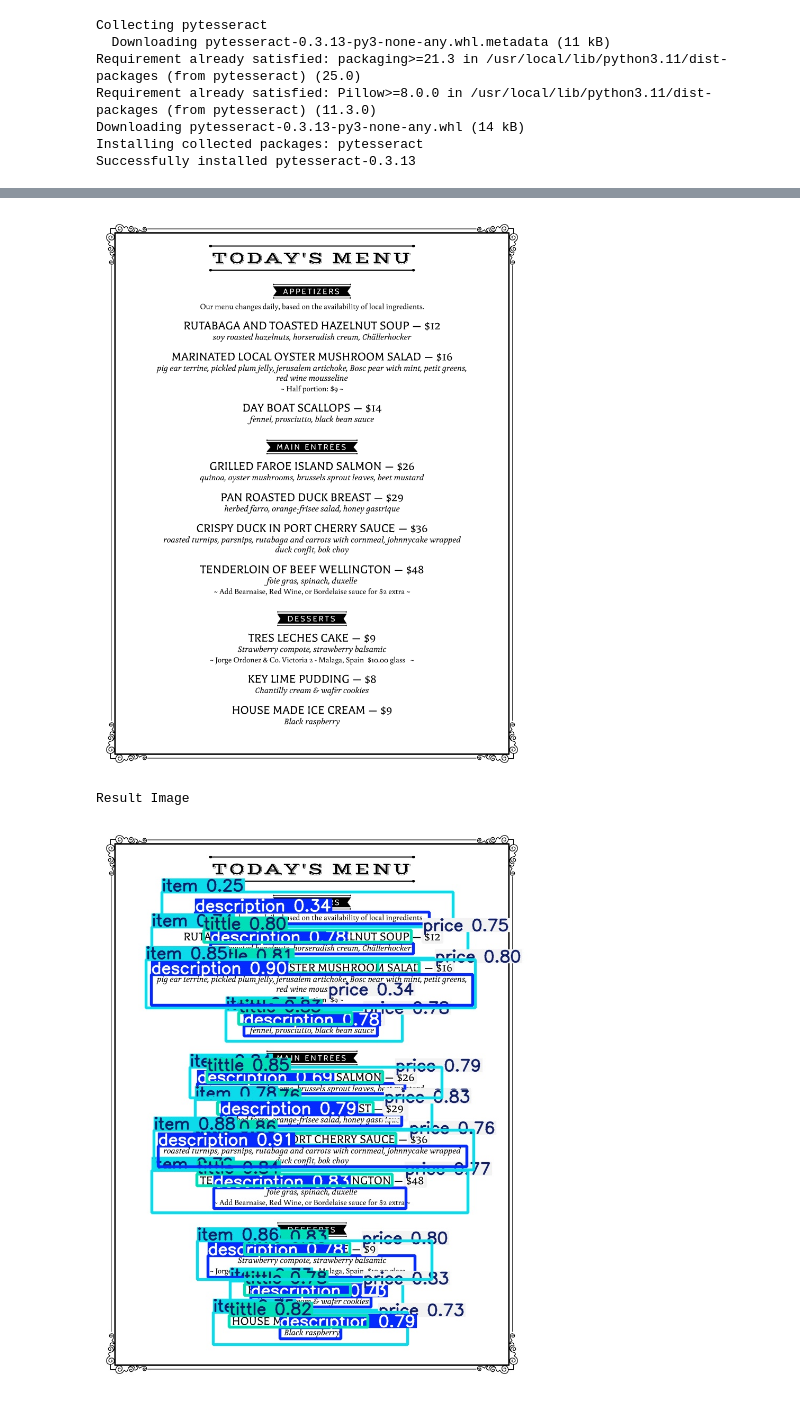
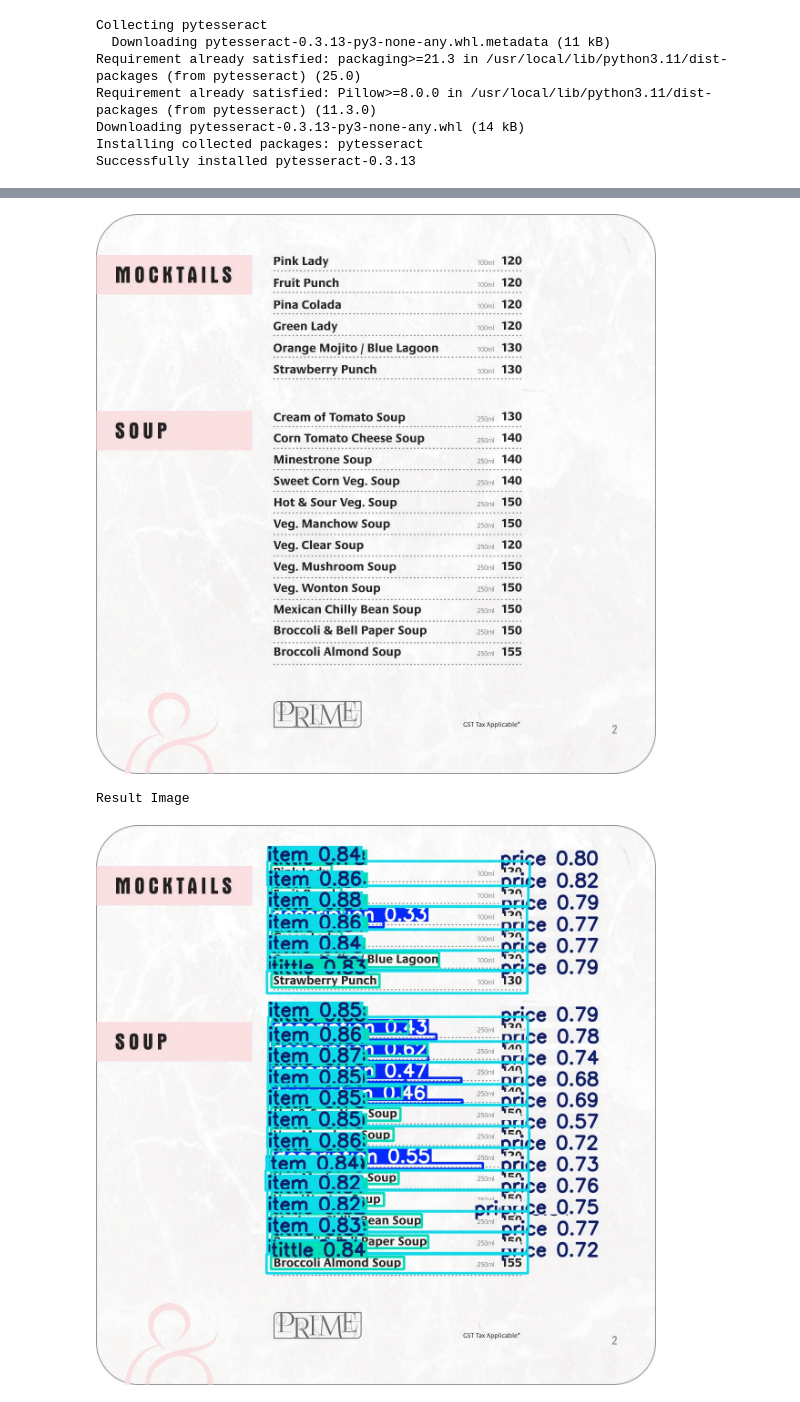
Before and after one commit to pratikbariya/Read-the-printed-menus-using-yolo-and-OCR, a Jupyter notebook: read_the_printed_menu.ipynb, the cells around one changed output, grey strips where cells are left out. Cells and saved outputs as stored; diff of their text form; code cells hidden in the pictures.

```diff
--- a/read_the_printed_menu.ipynb
+++ b/read_the_printed_menu.ipynb
@@ -84,7 +66,7 @@ from sklearn.cluster import DBSCAN
 import cv2, pytesseract, pandas as pd, re
 from collections import defaultdict
 
-img = cv2.imread('/content/content/fernet-buck-menu.png')
+img = cv2.imread('/content/food-menu-2024_page-0003.jpg')
 
 result = model.predict(
     img,
@@ -142,12 +124,15 @@ def yolo2table(result):
 
 # -------- 3. run it ---------------------------------
 df = yolo2table(result[0])    # results is the list you got from model.predict
-
 df.to_csv('menu_extracted.csv', index=False)
 
 print("Sample Image")
-display(Image("/content/fernet-buck-menu.png", width=700, height=1000))
+display(Image("/content/food-menu-2024_page-0003.jpg", width=700, height=1000))
 
 print("Result Image")
-display(Image("/content/drive/MyDrive/predicted/fernet-buck-menu.jpg", width=700, height=1000))
+display(Image("/content/drive/MyDrive/predicted/image0.jpg", width=700, height=1000))
+
+print("Resulted Json")
+json_output = df.to_json(indent=2, orient="records")
+print(json_output)
 # %% [output]
@@ -159,5 +141,5 @@ Speed: 3.8ms preprocess, 1196.4ms inference, 5.0ms postprocess per image at shap
 Results saved to /content/drive/MyDrive/predicted
 Sample Image
-[figure, old version]
+[figure, new version]
 Result Image
-[figure, old version]
+[figure, new version]
```
Also changed, not shown: parts of 2 cells of this notebook.
